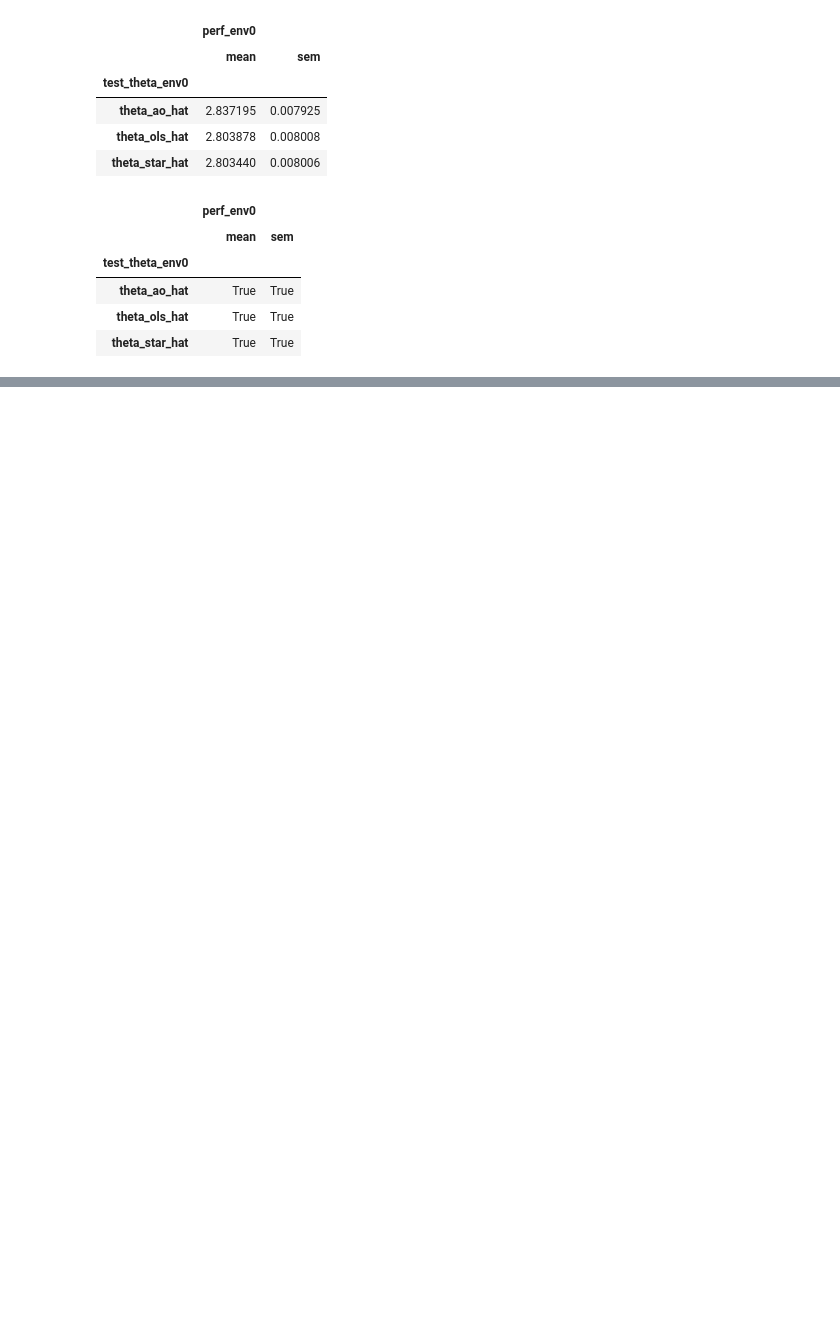
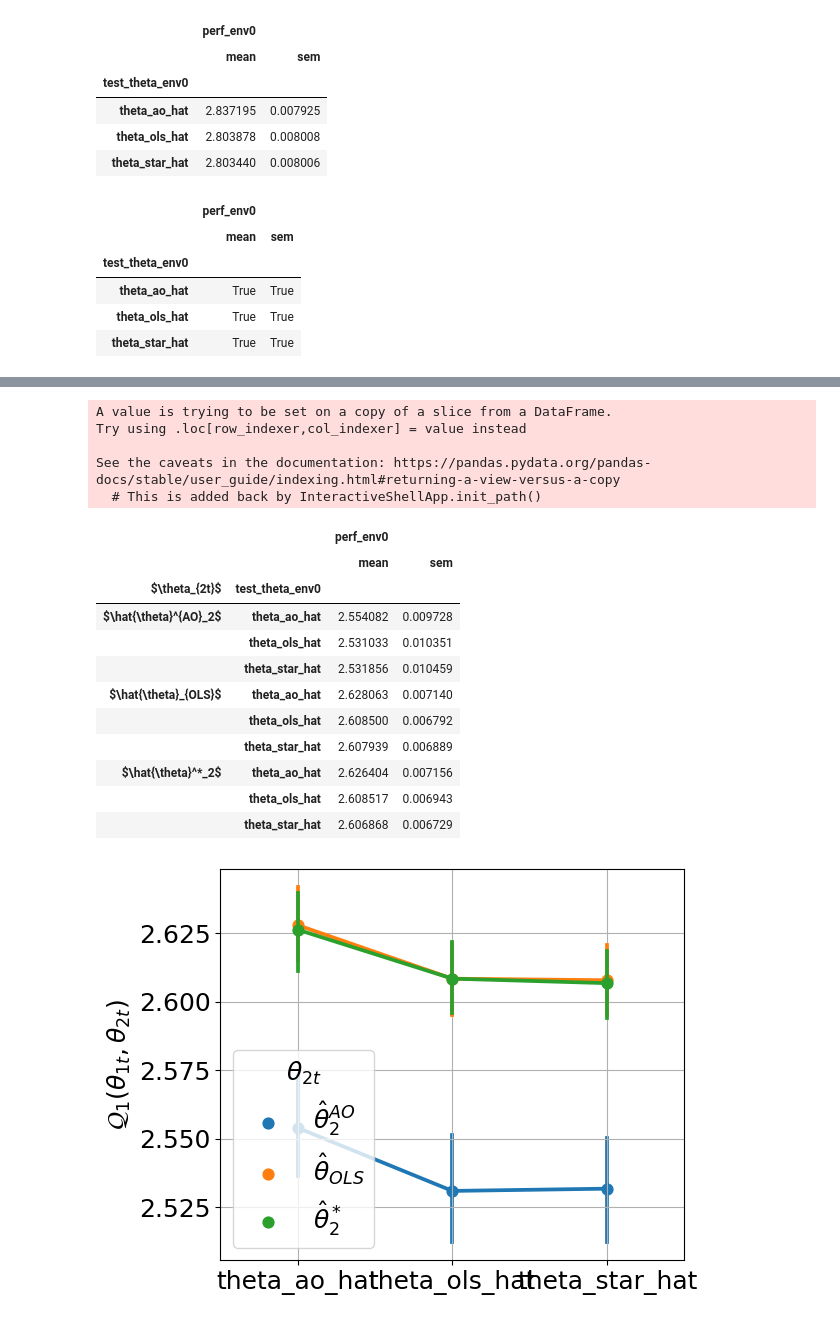
Before and after one commit to muneebaadil/strategic-instrumental-variable-regression, a Jupyter notebook: experiments.ipynb, the cells around one changed output, grey strips where cells are left out. Cells and saved outputs as stored; diff of their text form; code cells hidden in the pictures; blank space fills up the shorter version.

```diff
--- a/experiments.ipynb
+++ b/experiments.ipynb
@@ -789,0 +916,48 @@ df_test_ref == df_test
+# %%
+df['test_theta_env0'] = df['test_theta_env0'].astype('category')
+df['test_theta_env1'] = df['test_theta_env1'].astype('category')
+pd.melt(df, id_vars='perf_env0', value_vars=('test_theta_env0', 'test_theta_env1'))
+df
+df_ = df[['perf_env0', 'test_theta_env0', 'test_theta_env1']]
+
+df_['test_theta_env1'] = df_['test_theta_env1'].cat.rename_categories(
+    {
+        'theta_ao_hat': r'$\hat{\theta}^{AO}_2$',
+        'theta_star_hat': r'$\hat{\theta}^*_2$',
+        'theta_ols_hat': r'$\hat{\theta}_{OLS}$'
+        }
+)
+df_ = df_.rename(columns={'test_theta_env1': r'$\theta_{2t}$'})
+df_
+
+fig,ax=plt.subplots()
+plot_obj = sns.pointplot(df_, y='perf_env0', x='test_theta_env0', hue=r'$\theta_{2t}$', ax=ax)
+ax.grid ()
+
+ax.set_ylabel(r'$\mathcal{Q}_1(\theta_{1t}, \theta_{2t})$')
+ax.set_xlabel('')
+# ax.set_xticklabels([r'$\theta_{1t} = \hat{\theta}^{AO}_1$', r'$\theta_{1t} = \hat{\theta}^*_1$'])
+
+plt.tight_layout()
+plt.savefig('figures/utility-multi-env.pdf')
+df_test = df_.groupby([r'$\theta_{2t}$', 'test_theta_env0' ]).agg(['mean', 'sem'])
+df_test
+# %% [output]
+A value is trying to be set on a copy of a slice from a DataFrame.
+Try using .loc[row_indexer,col_indexer] = value instead
+
+See the caveats in the documentation: https://pandas.pydata.org/pandas-docs/stable/user_guide/indexing.html#returning-a-view-versus-a-copy
+  # This is added back by InteractiveShellApp.init_path()
+|  |  | perf_env0 |  |
+|  |  | mean | sem |
+| $\theta_{2t}$ | test_theta_env0 |  |  |
+| $\hat{\theta}^{AO}_2$ | theta_ao_hat | 2.554082 | 0.009728 |
+|  | theta_ols_hat | 2.531033 | 0.010351 |
+|  | theta_star_hat | 2.531856 | 0.010459 |
+| $\hat{\theta}_{OLS}$ | theta_ao_hat | 2.628063 | 0.007140 |
+|  | theta_ols_hat | 2.608500 | 0.006792 |
+|  | theta_star_hat | 2.607939 | 0.006889 |
+| $\hat{\theta}^*_2$ | theta_ao_hat | 2.626404 | 0.007156 |
+|  | theta_ols_hat | 2.608517 | 0.006943 |
+|  | theta_star_hat | 2.606868 | 0.006729 |
+[figure, added]
```
Also changed, not shown: parts of 10 cells of this notebook, 2 other files.
